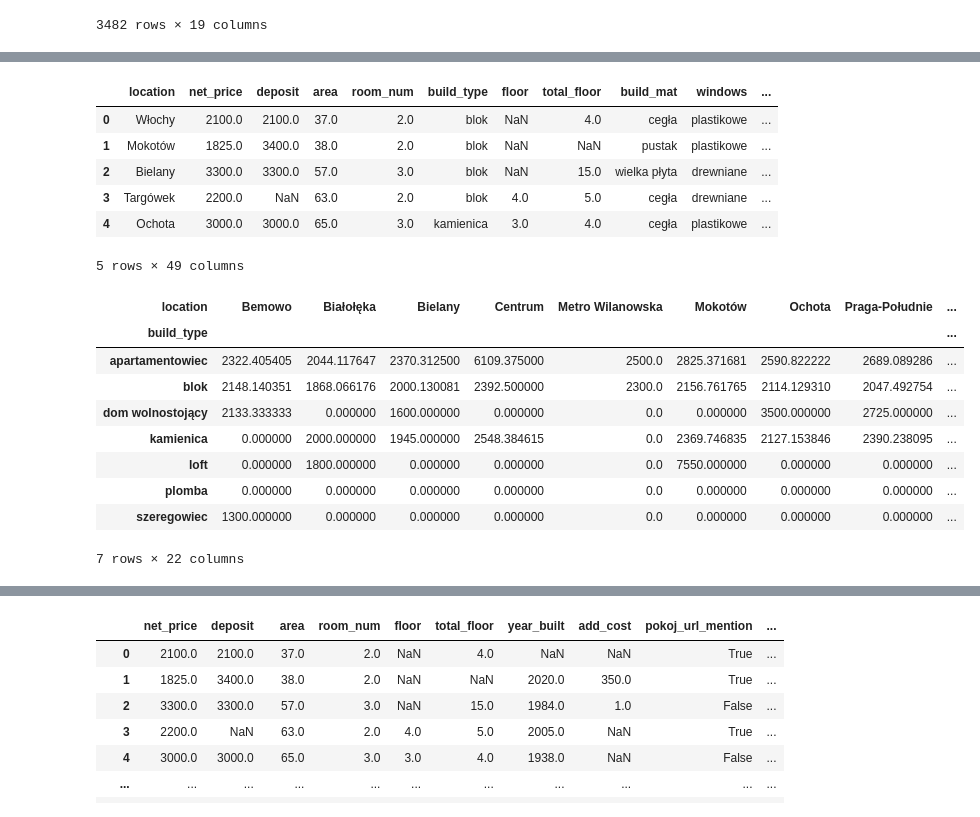
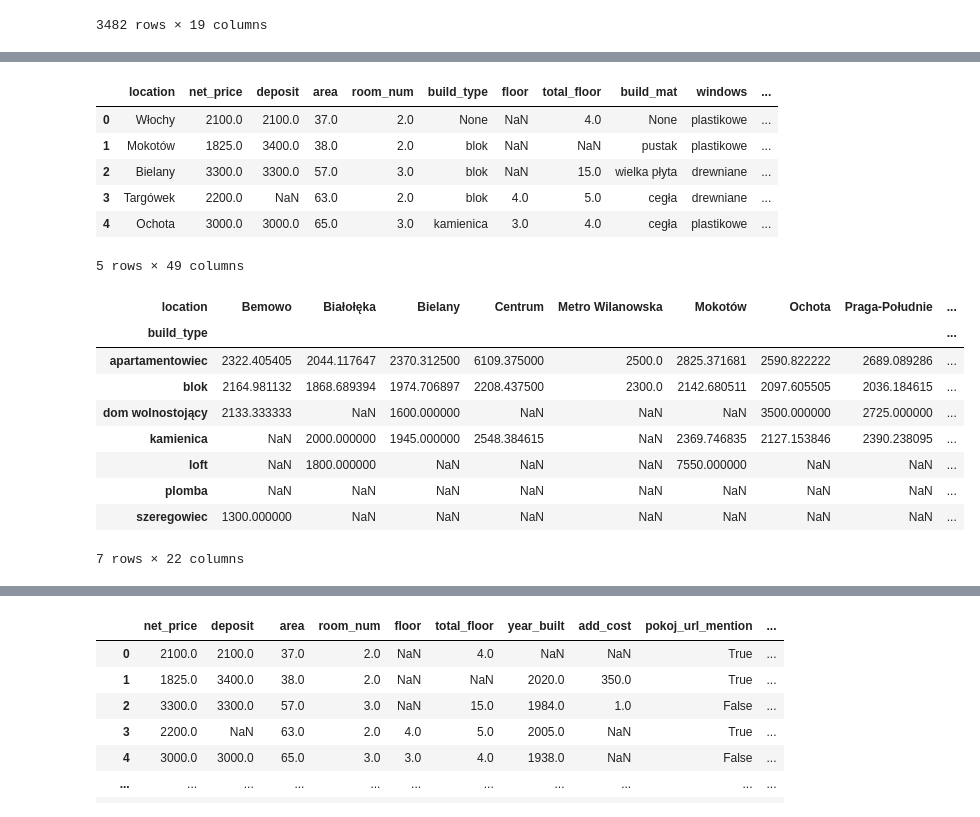
Before and after one commit to filki/Kaggle_Warsaw_rent_prices, a Jupyter notebook: starter.ipynb, the cells around one changed output, grey strips where cells are left out. Drawn from its saved outputs; the diff is of its cells as text; code cells hidden in the pictures.

Commit message:
one step at a time we will build portfolio

```diff
--- a/starter.ipynb
+++ b/starter.ipynb
@@ -255,5 +194,0 @@ memory usage: 493.2+ KB
-# %%
-cat_col_to_impute = ['location', 'build_type',"build_mat","windows","heating","status","add_info","rest_info","security","agd"]
-catimp = CategoricalImputer(imputation_method="frequent")
-imputed_df = catimp.fit_transform(df[cat_col_to_impute])
-df[cat_col_to_impute] = imputed_df
@@ -298,22 +217,22 @@ for word in common_words:
 df.head()
 # %% [output]
 |  | location | net_price | deposit | area | room_num | build_type | floor | total_floor | build_mat | windows | ... |
-| 0 | Włochy | 2100.0 | 2100.0 | 37.0 | 2.0 | blok | NaN | 4.0 | cegła | plastikowe | ... |
+| 0 | Włochy | 2100.0 | 2100.0 | 37.0 | 2.0 | None | NaN | 4.0 | None | plastikowe | ... |
 | 1 | Mokotów | 1825.0 | 3400.0 | 38.0 | 2.0 | blok | NaN | NaN | pustak | plastikowe | ... |
 | 2 | Bielany | 3300.0 | 3300.0 | 57.0 | 3.0 | blok | NaN | 15.0 | wielka płyta | drewniane | ... |
 | 3 | Targówek | 2200.0 | NaN | 63.0 | 2.0 | blok | 4.0 | 5.0 | cegła | drewniane | ... |
 | 4 | Ochota | 3000.0 | 3000.0 | 65.0 | 3.0 | kamienica | 3.0 | 4.0 | cegła | plastikowe | ... |
 5 rows × 49 columns
 # %%
-df.pivot_table(values = "net_price",index = "build_type" ,columns = "location", fill_value = 0)
+df.pivot_table(values = "net_price",index = "build_type" ,columns = "location", fill_value = np.nan)
 # %% [output]
 | location | Bemowo | Białołęka | Bielany | Centrum | Metro Wilanowska | Mokotów | Ochota | Praga-Południe | ... |
 | build_type |  |  |  |  |  |  |  |  | ... |
 | apartamentowiec | 2322.405405 | 2044.117647 | 2370.312500 | 6109.375000 | 2500.0 | 2825.371681 | 2590.822222 | 2689.089286 | ... |
-| blok | 2148.140351 | 1868.066176 | 2000.130081 | 2392.500000 | 2300.0 | 2156.761765 | 2114.129310 | 2047.492754 | ... |
-| dom wolnostojący | 2133.333333 | 0.000000 | 1600.000000 | 0.000000 | 0.0 | 0.000000 | 3500.000000 | 2725.000000 | ... |
-| kamienica | 0.000000 | 2000.000000 | 1945.000000 | 2548.384615 | 0.0 | 2369.746835 | 2127.153846 | 2390.238095 | ... |
-| loft | 0.000000 | 1800.000000 | 0.000000 | 0.000000 | 0.0 | 7550.000000 | 0.000000 | 0.000000 | ... |
-| plomba | 0.000000 | 0.000000 | 0.000000 | 0.000000 | 0.0 | 0.000000 | 0.000000 | 0.000000 | ... |
-| szeregowiec | 1300.000000 | 0.000000 | 0.000000 | 0.000000 | 0.0 | 0.000000 | 0.000000 | 0.000000 | ... |
+| blok | 2164.981132 | 1868.689394 | 1974.706897 | 2208.437500 | 2300.0 | 2142.680511 | 2097.605505 | 2036.184615 | ... |
+| dom wolnostojący | 2133.333333 | NaN | 1600.000000 | NaN | NaN | NaN | 3500.000000 | 2725.000000 | ... |
+| kamienica | NaN | 2000.000000 | 1945.000000 | 2548.384615 | NaN | 2369.746835 | 2127.153846 | 2390.238095 | ... |
+| loft | NaN | 1800.000000 | NaN | NaN | NaN | 7550.000000 | NaN | NaN | ... |
+| plomba | NaN | NaN | NaN | NaN | NaN | NaN | NaN | NaN | ... |
+| szeregowiec | 1300.000000 | NaN | NaN | NaN | NaN | NaN | NaN | NaN | ... |
 7 rows × 22 columns
```
Also changed, not shown: parts of 12 cells of this notebook.
